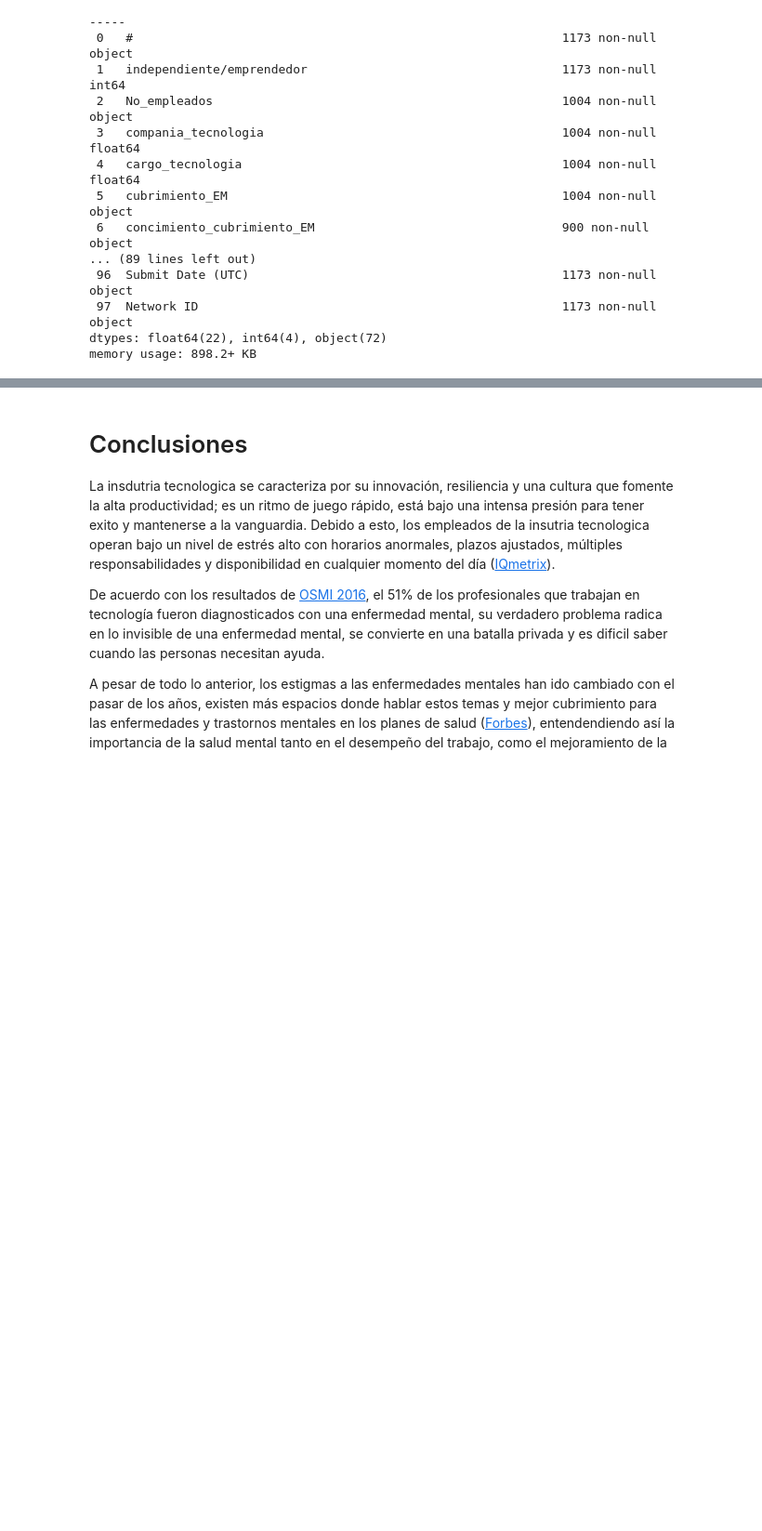
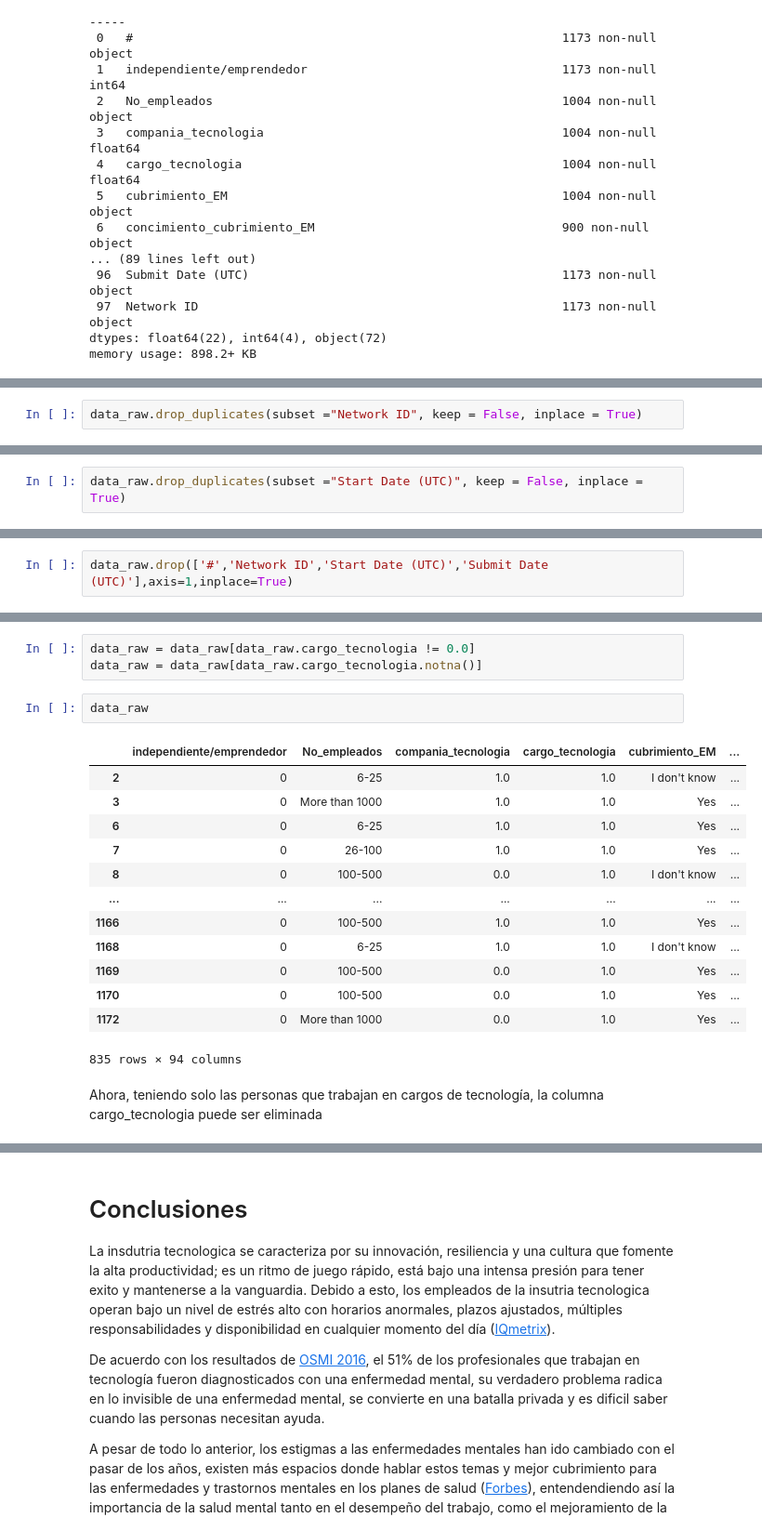
Before and after one commit to nathaliaortega/MentalHealtInTech, a Jupyter notebook: notebooks/1-mentalHealth.ipynb, the cells around one changed output, grey strips where cells are left out. Shown at 93% size. Cells and saved outputs as stored; diff of their text form; blank space fills up the shorter version.

Commit message:
duplicated values

```diff
--- a/notebooks/1-mentalHealth.ipynb
+++ b/notebooks/1-mentalHealth.ipynb
@@ -91,0 +196,2 @@ memory usage: 898.2+ KB
+# %%
+data_raw.drop_duplicates(subset ="Network ID", keep = False, inplace = True)
@@ -91,0 +208,2 @@ memory usage: 898.2+ KB
+# %%
+data_raw.drop_duplicates(subset ="Start Date (UTC)", keep = False, inplace = True)
@@ -91,0 +212,2 @@ memory usage: 898.2+ KB
+# %%
+data_raw.drop(['#','Network ID','Start Date (UTC)','Submit Date (UTC)'],axis=1,inplace=True)
@@ -91,0 +223,21 @@ memory usage: 898.2+ KB
+# %%
+data_raw = data_raw[data_raw.cargo_tecnologia != 0.0]
+data_raw = data_raw[data_raw.cargo_tecnologia.notna()]
+# %%
+data_raw
+# %% [output]
+|  | independiente/emprendedor | No_empleados | compania_tecnologia | cargo_tecnologia | cubrimiento_EM | ... |
+| 2 | 0 | 6-25 | 1.0 | 1.0 | I don't know | ... |
+| 3 | 0 | More than 1000 | 1.0 | 1.0 | Yes | ... |
+| 6 | 0 | 6-25 | 1.0 | 1.0 | Yes | ... |
+| 7 | 0 | 26-100 | 1.0 | 1.0 | Yes | ... |
+| 8 | 0 | 100-500 | 0.0 | 1.0 | I don't know | ... |
+| ... | ... | ... | ... | ... | ... | ... |
+| 1166 | 0 | 100-500 | 1.0 | 1.0 | Yes | ... |
+| 1168 | 0 | 6-25 | 1.0 | 1.0 | I don't know | ... |
+| 1169 | 0 | 100-500 | 0.0 | 1.0 | Yes | ... |
+| 1170 | 0 | 100-500 | 0.0 | 1.0 | Yes | ... |
+| 1172 | 0 | More than 1000 | 0.0 | 1.0 | Yes | ... |
+835 rows × 94 columns
+# %% [markdown]
+Ahora, teniendo solo las personas que trabajan en cargos de tecnología, la columna cargo_tecnologia puede ser eliminada
```
Also changed, not shown: parts of 26 cells of this notebook, 1 other file.
